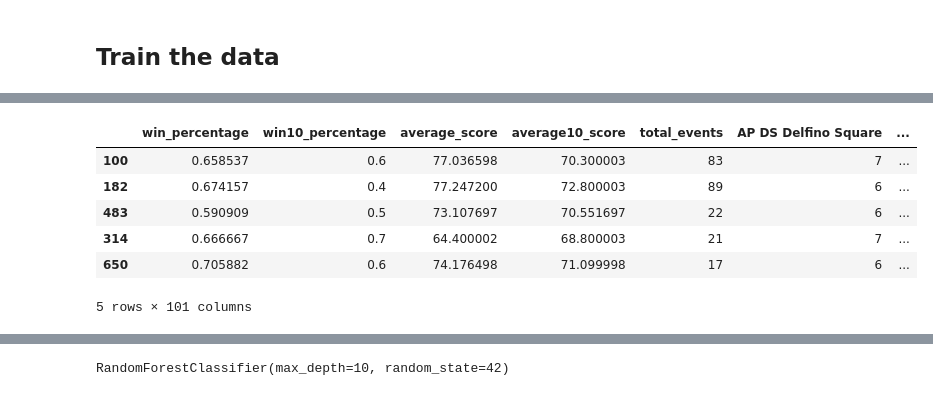
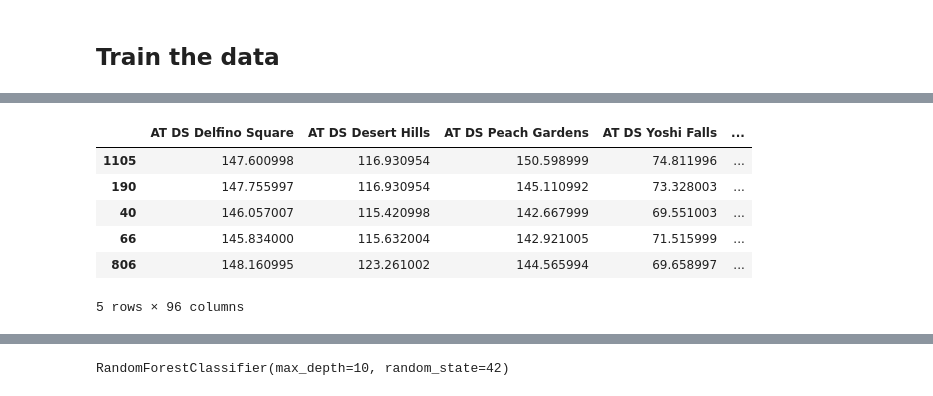
Before and after one commit to fordjackson26/CS5394Project3, a Jupyter notebook: loungedata.ipynb, the cells around one changed output, grey strips where cells are left out. Cells and saved outputs as stored; diff of their text form; code cells hidden in the pictures.

```diff
--- a/loungedata.ipynb
+++ b/loungedata.ipynb
@@ -235,5 +242,6 @@ for T in ATcols:
     combodata[T] = combodata[T].astype(float)
-# %%
-for T in ATcols:
-
-    combodata[T] = combodata[T].apply(lambda x: np.nan if x == np.inf else x)
+# %%
+for T in ATcols:
+    for i,c,m in combodata[['current_class',T]].itertuples():
+        if np.isnan(m):
+            combodata.at[i,T] = means.loc[c][T]
@@ -282,7 +306,7 @@ print(type(np.inf))
 # %% [output]
 <class 'float'>
 # %%
-combodata = pd.read_csv('datasets/loungedata.csv')
+# combodata = pd.read_csv('datasets/loungedata.csv')
 combodata.info(verbose=True, show_counts=True)
 # %% [output]
 <class 'pandas.core.frame.DataFrame'>
@@ -308,3 +332,6 @@ float64_cols = list(combodata.select_dtypes(include='float64'))
 
 # The same code again calling the columns
 combodata[float64_cols] = combodata[float64_cols].astype('float32')
+# %%
+cols = ATcols.to_list() + APcols.to_list() + Rcols.to_list()
+len(cols)
@@ -328,17 +357,17 @@ train[:5]
 5 rows × 106 columns
 # %%
-data = train.drop(['current_mmr', 'current_lr','current_class', 'player_id','player_name'], axis=1)
+data = train[cols]
 # data  = data.drop(Rcols, axis=1)
-labels = train['current_mmr']
+labels = train['current_lr']
 data[:5]
 # %% [output]
-|  | win_percentage | win10_percentage | average_score | average10_score | total_events | AP DS Delfino Square | ... |
-| 100 | 0.658537 | 0.6 | 77.036598 | 70.300003 | 83 | 7 | ... |
-| 182 | 0.674157 | 0.4 | 77.247200 | 72.800003 | 89 | 6 | ... |
-| 483 | 0.590909 | 0.5 | 73.107697 | 70.551697 | 22 | 6 | ... |
-| 314 | 0.666667 | 0.7 | 64.400002 | 68.800003 | 21 | 7 | ... |
-| 650 | 0.705882 | 0.6 | 74.176498 | 71.099998 | 17 | 6 | ... |
+|  | AT DS Delfino Square | AT DS Desert Hills | AT DS Peach Gardens | AT DS Yoshi Falls | ... |
+| 1105 | 147.600998 | 116.930954 | 150.598999 | 74.811996 | ... |
+| 190 | 147.755997 | 116.930954 | 145.110992 | 73.328003 | ... |
+| 40 | 146.057007 | 115.420998 | 142.667999 | 69.551003 | ... |
+| 66 | 145.834000 | 115.632004 | 142.921005 | 71.515999 | ... |
+| 806 | 148.160995 | 123.261002 | 144.565994 | 69.658997 | ... |
-5 rows × 101 columns
+5 rows × 96 columns
 # %%
 labels[:5]
 # %% [output]
```
Also changed, not shown: parts of 32 cells of this notebook, 1 other file.
